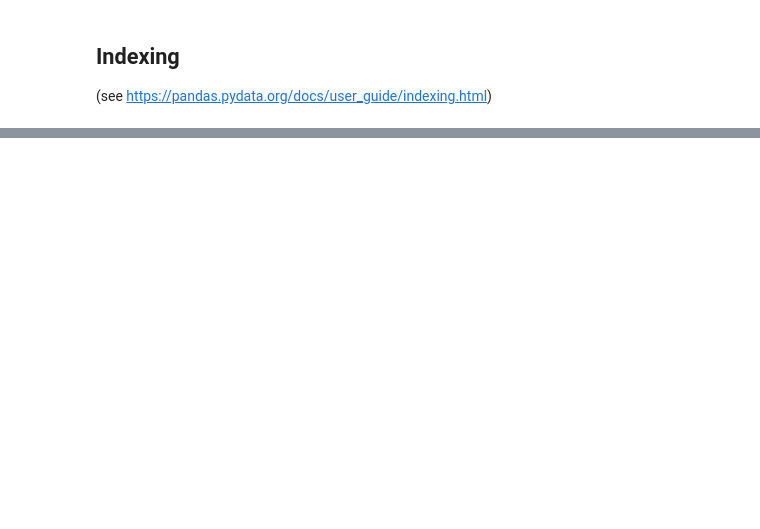
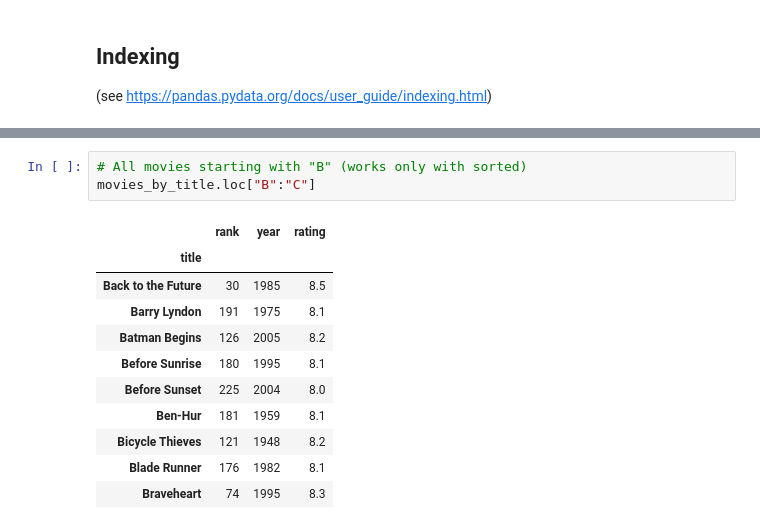
Before and after one commit to janpipek/pandas-watching-movies, a Jupyter notebook: notebooks/pandas-basics.ipynb, the cells around one changed output, grey strips where cells are left out. Drawn from its saved outputs; the diff is of its cells as text; blank space fills up the shorter version.

```diff
--- a/notebooks/pandas-basics.ipynb
+++ b/notebooks/pandas-basics.ipynb
@@ -457,0 +572,15 @@ Created in <span style='font-weight:600;margin-left:4px;'>Deepnote</span></a>
+# %%
+# All movies starting with "B" (works only with sorted)
+movies_by_title.loc["B":"C"]
+# %% [output]
+|  | rank | year | rating |
+| title |  |  |  |
+| Back to the Future | 30 | 1985 | 8.5 |
+| Barry Lyndon | 191 | 1975 | 8.1 |
+| Batman Begins | 126 | 2005 | 8.2 |
+| Before Sunrise | 180 | 1995 | 8.1 |
+| Before Sunset | 225 | 2004 | 8.0 |
+| Ben-Hur | 181 | 1959 | 8.1 |
+| Bicycle Thieves | 121 | 1948 | 8.2 |
+| Blade Runner | 176 | 1982 | 8.1 |
+| Braveheart | 74 | 1995 | 8.3 |
```
Also changed, not shown: parts of 25 cells of this notebook, 1 other file.
